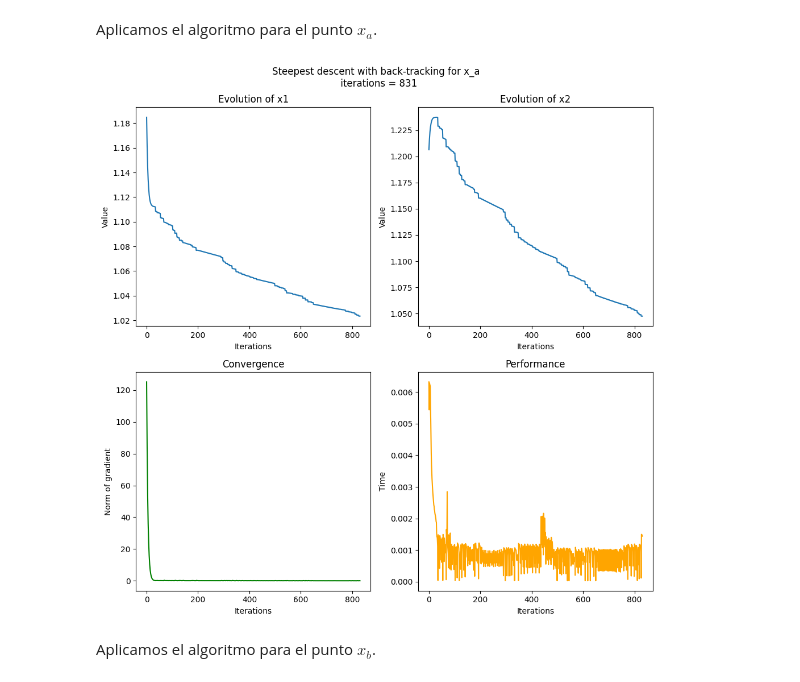
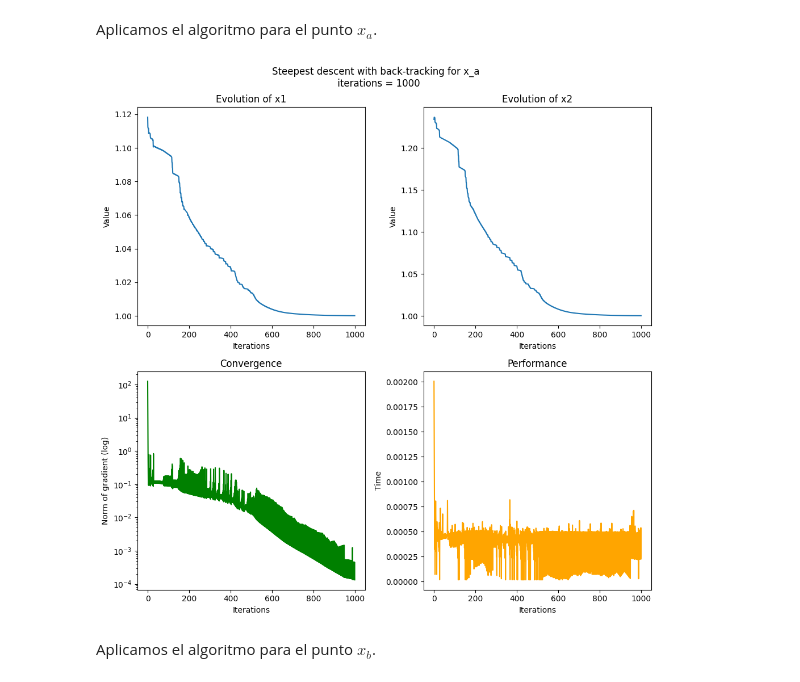
Before and after one commit to ThesplumCoder/convex-optimization, a Jupyter notebook: topics/backtracking.ipynb, the cells around one changed output. Cells and saved outputs as stored; diff of their text form; code cells hidden in the pictures.

Commit message:
Fix stop condition and logarithmic scale for convergence.

```diff
--- a/topics/backtracking.ipynb
+++ b/topics/backtracking.ipynb
@@ -55,7 +55,8 @@ def gradient(point):
     return np.multiply(2.0, np.array([df_x1, df_x2]))
 
 def p_direction(point):
-    return np.multiply(gradient(point), -1)
+    grad_xk = gradient(point)
+    return np.multiply(grad_xk, -1)
 # %% [markdown]
 Implementamos el back-tracking. La condición que queremos cumplir se define como:
 # %% [markdown]
@@ -72,14 +73,10 @@ $$
 \rho \in (0, 1), \alpha_k = \rho \alpha
 $$
 # %%
-def backtracking(point, initial_alpha, rho_const, c_const):
+def backtracking(xk, p_xk, initial_alpha, rho_const, c_const):
     alpha = initial_alpha
-    xk = point
-    history = []
 
-    p = p_direction(xk)
-    while f_x(xk + np.multiply(alpha, p)) > (f_x(xk) + c_const * alpha * np.dot(np.transpose(gradient(xk)), p)):
-        history.append(alpha)
+    while f_x(xk + np.multiply(alpha, p_xk)) > (f_x(xk) + c_const * alpha * np.dot(np.transpose(gradient(xk)), p_xk)):
         alpha = rho_const * alpha
 
-    return [np.array(history), alpha]
+    return alpha
@@ -86,3 +101,8 @@ def backtracking(point, initial_alpha, rho_const, c_const):
+# %%
+def tolerance_stop(norm_grad_xk, tolerance):
+    test = norm_grad_xk <= tolerance
+
+    return test
 # %% [markdown]
 Incorporamos el algoritmo de gradiente descendiente usando el ajuste proporcionado por *back-tracking*. Para este caso, se eligen los siguiente hiper-parámetros:
 # %% [markdown]
@@ -95,25 +115,25 @@ $$
 # %%
 def steepest_descent(iterations, step_size, initial_point, error_max):
     values = []
-    gradients = []
+    norms = []
     times = []
 
     xk = initial_point
     for i in range(iterations):
         grad_xk = gradient(xk)
+        p_xk = p_direction(xk)
         t_start = time.time()
-        values.append(xk - np.dot(backtracking(xk, step_size, 0.9, 0.9)[1], gradient(xk)))
+        values.append(xk - np.dot(backtracking(xk, p_xk, step_size, 0.9, 0.5), gradient(xk)))
         times.append(time.time() - t_start)
-        gradients.append(grad_xk)
+
+        norm_grad_xk = np.linalg.norm(grad_xk)
+        norms.append(norm_grad_xk)
         xk = values[i]
 
-        if i > 0:
-            diff_values = np.linalg.norm(values[i] - values[i - 1])
-            diff_mov = np.linalg.norm(grad_xk)
-            if diff_values <= error_max or diff_mov <= error_max:
-                break
+        if i > 0 and tolerance_stop(norm_grad_xk, error_max):
+            break
 
-    return [np.array(gradients), np.array(times), np.array(values)]
+    return [np.array(norms), np.array(times), np.array(values)]
 # %% [markdown]
 #### Punto 1.1: Calcular el número de iteraciones
 # %% [markdown]
@@ -139,32 +159,33 @@ results_xA = steepest_descent(iterations, alpha_manual, point_xA, e_max)
 # %%
 plt.figure(figsize=(10, 10))
 plt.subplot(2, 2, 1)
 plt.plot(results_xA[2][:, 0])
 plt.xlabel('Iterations')
 plt.ylabel('Value')
 plt.title('Evolution of x1')
 plt.subplot(2, 2, 2)
 plt.plot(results_xA[2][:, 1])
 plt.xlabel('Iterations')
 plt.ylabel('Value')
 plt.title('Evolution of x2')
 
 plt.subplot(2, 2, 3)
-plt.plot(np.linalg.norm(results_xA[0], axis=1), color = 'green')
+plt.plot(results_xA[0], color = 'green')
+plt.yscale('log')
 plt.xlabel('Iterations')
-plt.ylabel('Norm of gradient')
+plt.ylabel('Norm of gradient (log)')
 plt.title('Convergence')
 plt.subplot(2, 2, 4)
 plt.plot(results_xA[1], color = 'orange')
 plt.xlabel('Iterations')
 plt.ylabel('Time')
 plt.title('Performance')
 
 plt.suptitle(f'Steepest descent with back-tracking for x_a \n iterations = {results_xA[2].shape[0]}')
 plt.tight_layout()
 plt.show()
 # %% [output]
-[figure, old version]
+[figure, new version]
 # %% [markdown]
 Aplicamos el algoritmo para el punto $x_b$.
 # %%
```
Also changed, not shown: parts of 18 cells of this notebook.
